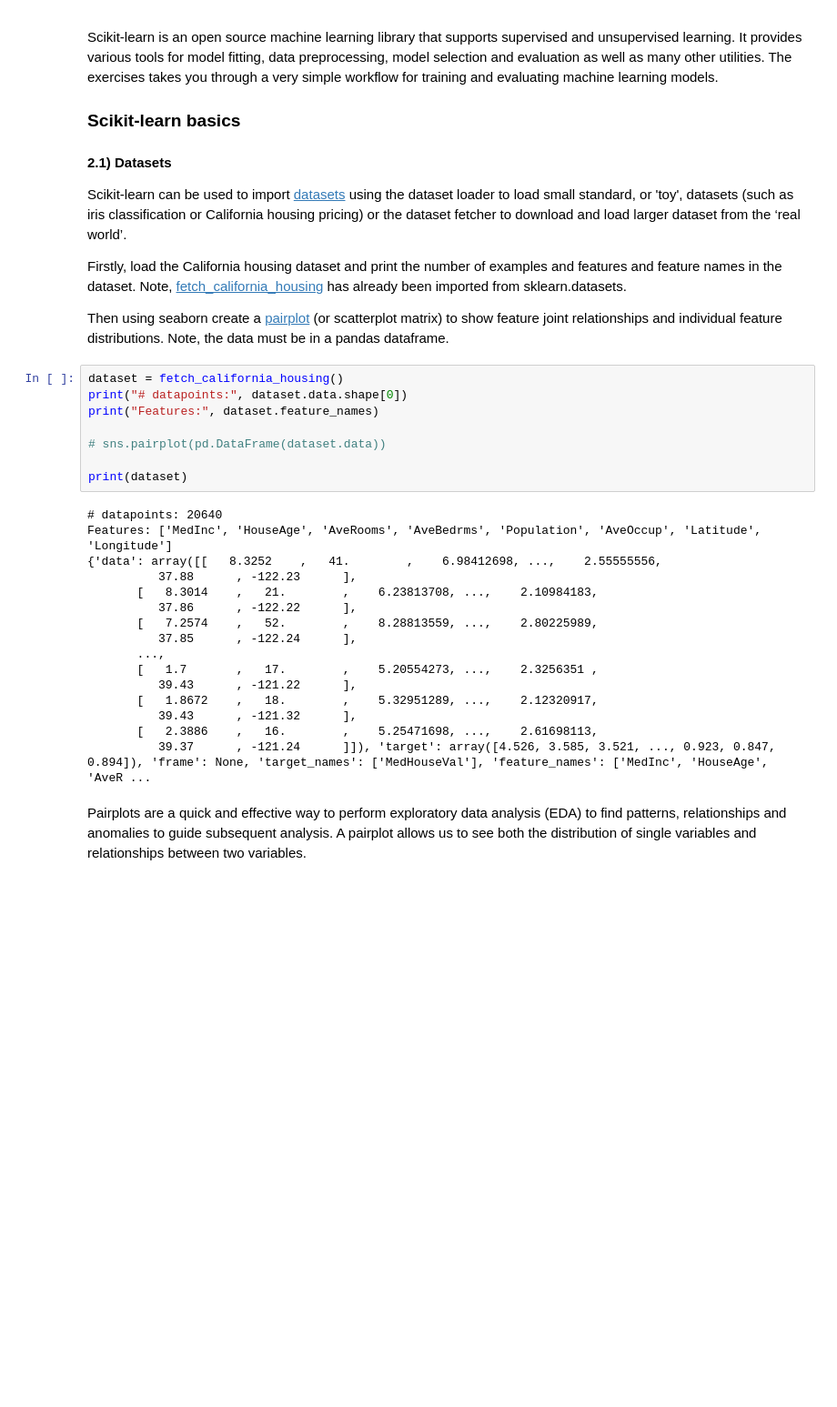
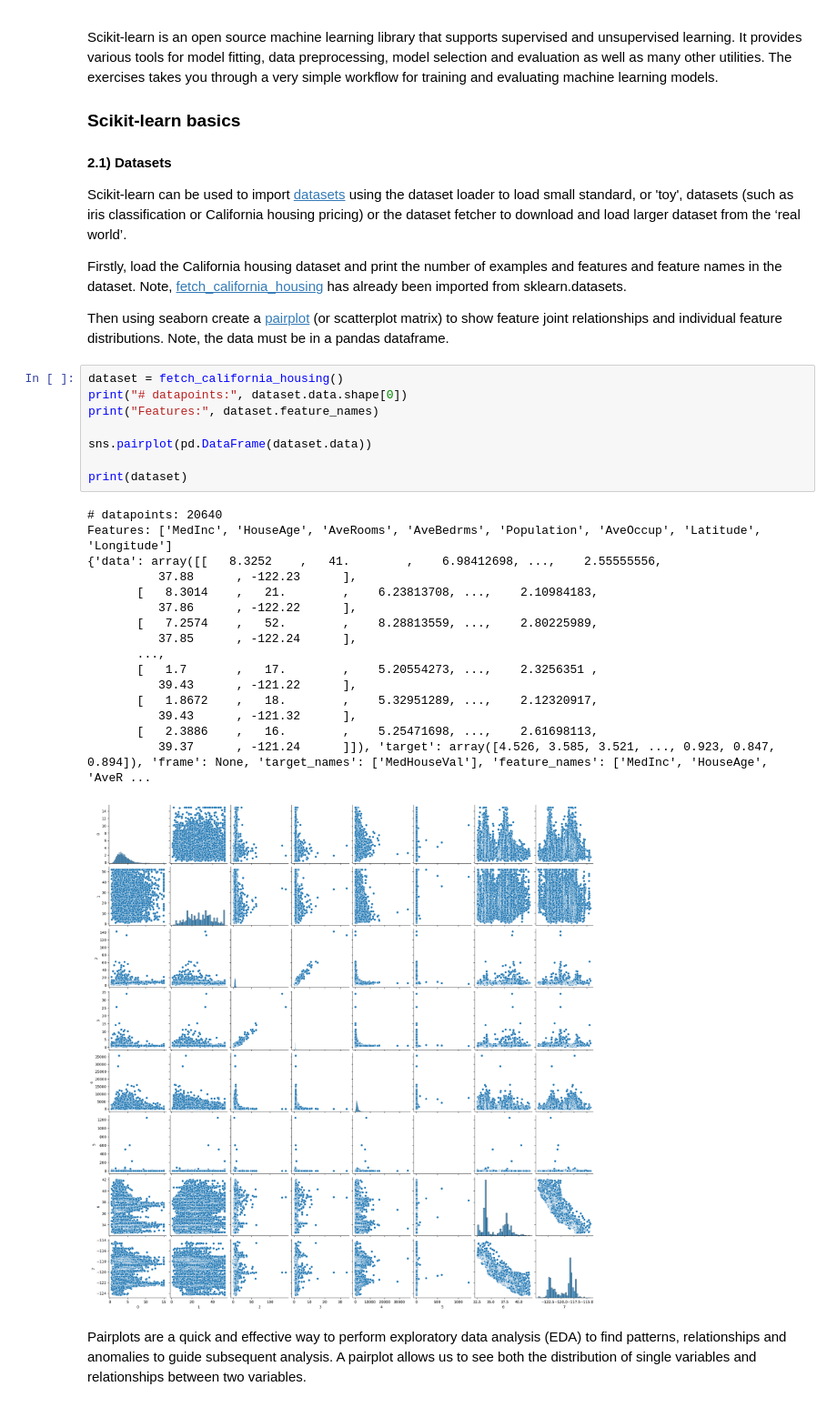
Before and after one commit to Rolodophone/ml-labs, a Jupyter notebook: lab1/lab1-intro_to_numpy_scikitlearn.ipynb, the cells around one changed output. Shown at 91% size. Cells and saved outputs as stored; diff of their text form; blank space fills up the shorter version.

```diff
--- a/lab1/lab1-intro_to_numpy_scikitlearn.ipynb
+++ b/lab1/lab1-intro_to_numpy_scikitlearn.ipynb
@@ -298,27 +298,28 @@ Then using seaborn create a [pairplot](https://seaborn.pydata.org/tutorial/axis_
 # %%
 dataset = fetch_california_housing()
 print("# datapoints:", dataset.data.shape[0])
 print("Features:", dataset.feature_names)
 
-# sns.pairplot(pd.DataFrame(dataset.data))
+sns.pairplot(pd.DataFrame(dataset.data))
 
 print(dataset)
 # %% [output]
 # datapoints: 20640
 Features: ['MedInc', 'HouseAge', 'AveRooms', 'AveBedrms', 'Population', 'AveOccup', 'Latitude', 'Longitude']
 {'data': array([[   8.3252    ,   41.        ,    6.98412698, ...,    2.55555556,
           37.88      , -122.23      ],
        [   8.3014    ,   21.        ,    6.23813708, ...,    2.10984183,
           37.86      , -122.22      ],
        [   7.2574    ,   52.        ,    8.28813559, ...,    2.80225989,
           37.85      , -122.24      ],
        ...,
        [   1.7       ,   17.        ,    5.20554273, ...,    2.3256351 ,
           39.43      , -121.22      ],
        [   1.8672    ,   18.        ,    5.32951289, ...,    2.12320917,
           39.43      , -121.32      ],
        [   2.3886    ,   16.        ,    5.25471698, ...,    2.61698113,
           39.37      , -121.24      ]]), 'target': array([4.526, 3.585, 3.521, ..., 0.923, 0.847, 0.894]), 'frame': None, 'target_names': ['MedHouseVal'], 'feature_names': ['MedInc', 'HouseAge', 'AveR ...
+[figure, added]
 # %% [markdown]
 Pairplots are a quick and effective way to perform exploratory data analysis (EDA) to find patterns, relationships and anomalies to guide subsequent analysis. A pairplot allows us to see both the distribution of single variables and relationships between two variables.
 # %% [markdown]
```
Also changed, not shown: parts of 1 cell of this notebook, 2 other files.
